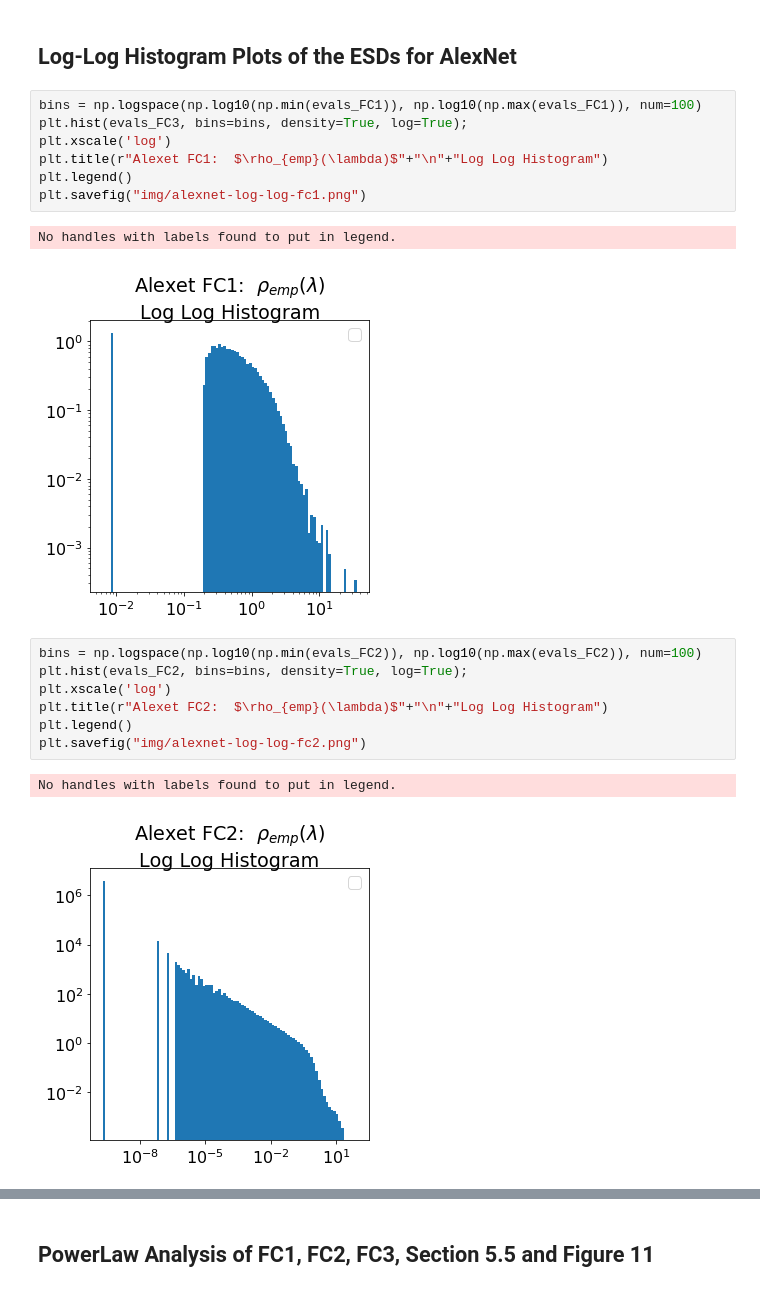
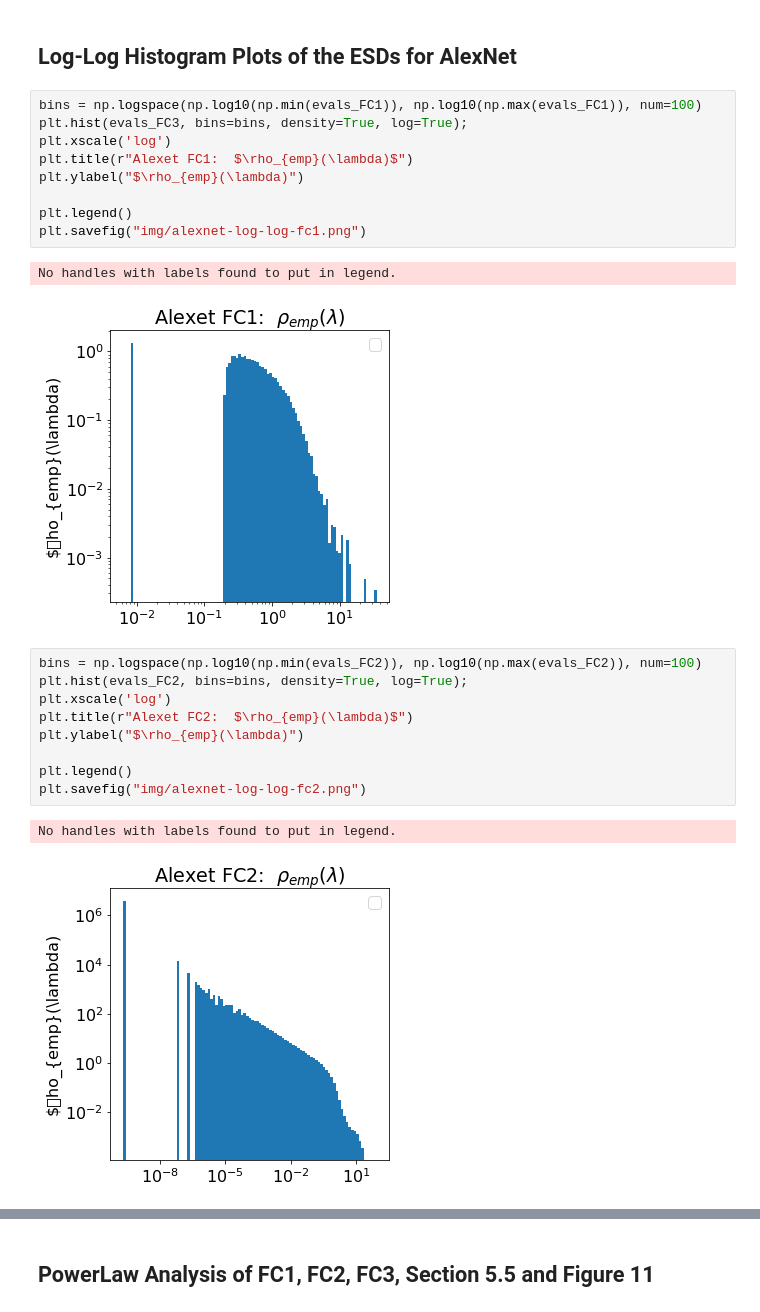
Before and after one commit to CalculatedContent/ImplicitSelfRegularization, a Jupyter notebook: AlexNet-pytorch.ipynb, the cells around one changed output, grey strips where cells are left out. Drawn from its saved outputs; the diff is of its cells as text.

Commit message:
current upto fixing alexnet plots

```diff
--- a/AlexNet-pytorch.ipynb
+++ b/AlexNet-pytorch.ipynb
@@ -220,23 +220,27 @@ plt.savefig("img/alexnet-fc3.png")
 # %%
 bins = np.logspace(np.log10(np.min(evals_FC1)), np.log10(np.max(evals_FC1)), num=100)
 plt.hist(evals_FC3, bins=bins, density=True, log=True);
 plt.xscale('log')
-plt.title(r"Alexet FC1:  $\rho_{emp}(\lambda)$"+"\n"+"Log Log Histogram")
+plt.title(r"Alexet FC1:  $\rho_{emp}(\lambda)$")
+plt.ylabel("$\rho_{emp}(\lambda)")
+
 plt.legend()
 plt.savefig("img/alexnet-log-log-fc1.png")
 # %% [output]
 No handles with labels found to put in legend.
-[figure, old version]
+[figure, new version]
 # %%
 bins = np.logspace(np.log10(np.min(evals_FC2)), np.log10(np.max(evals_FC2)), num=100)
 plt.hist(evals_FC2, bins=bins, density=True, log=True);
 plt.xscale('log')
-plt.title(r"Alexet FC2:  $\rho_{emp}(\lambda)$"+"\n"+"Log Log Histogram")
+plt.title(r"Alexet FC2:  $\rho_{emp}(\lambda)$")
+plt.ylabel("$\rho_{emp}(\lambda)")
+
 plt.legend()
 plt.savefig("img/alexnet-log-log-fc2.png")
 # %% [output]
 No handles with labels found to put in legend.
-[figure, old version]
+[figure, new version]
 # %%
 bins = np.logspace(np.log10(np.min(evals_FC3)), np.log10(np.max(evals_FC3)), num=100)
 plt.hist(evals_FC3, bins=bins, density=True, log=True);
```
Also changed, not shown: parts of 5 cells of this notebook, 3 other files.
